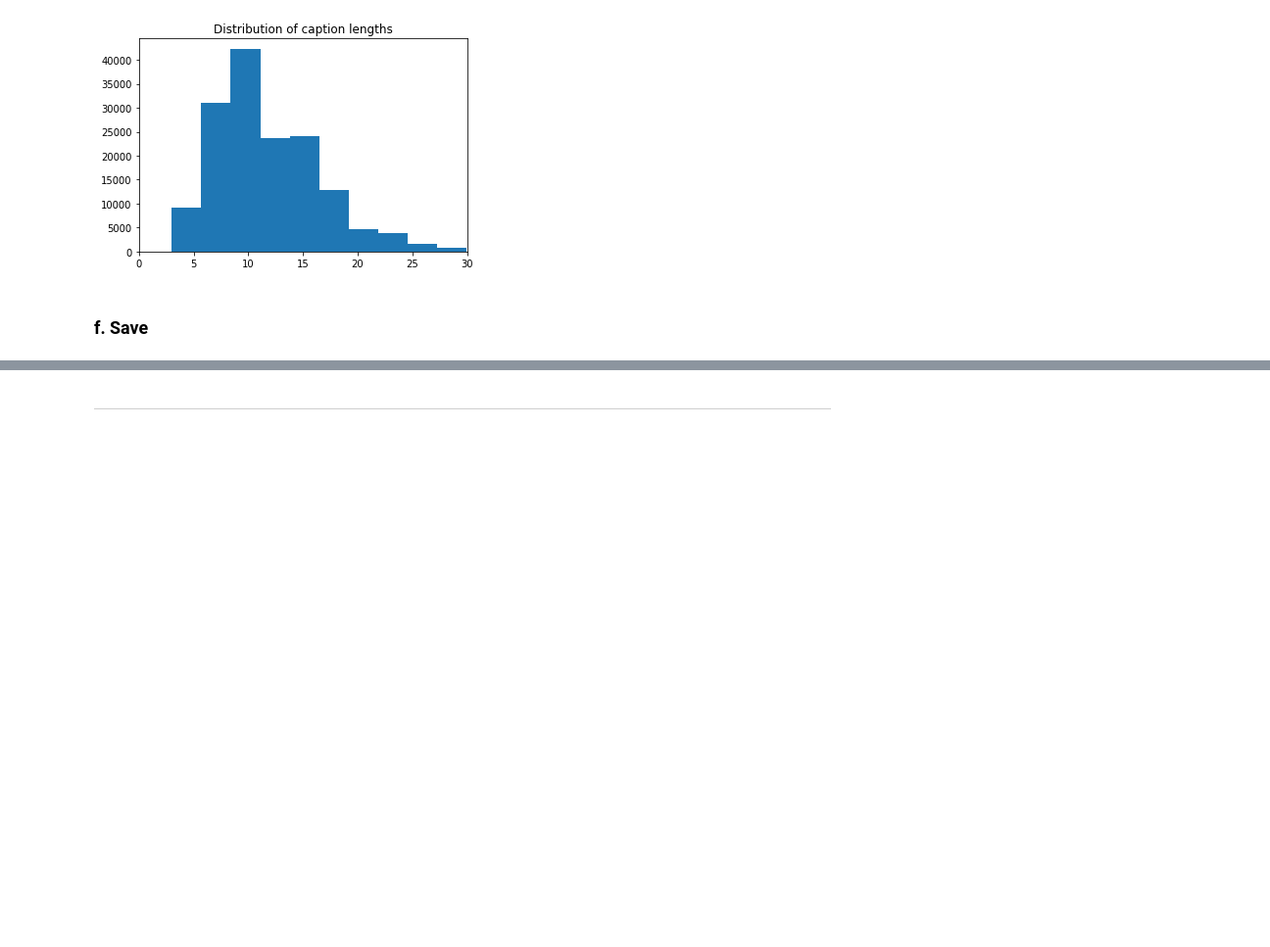
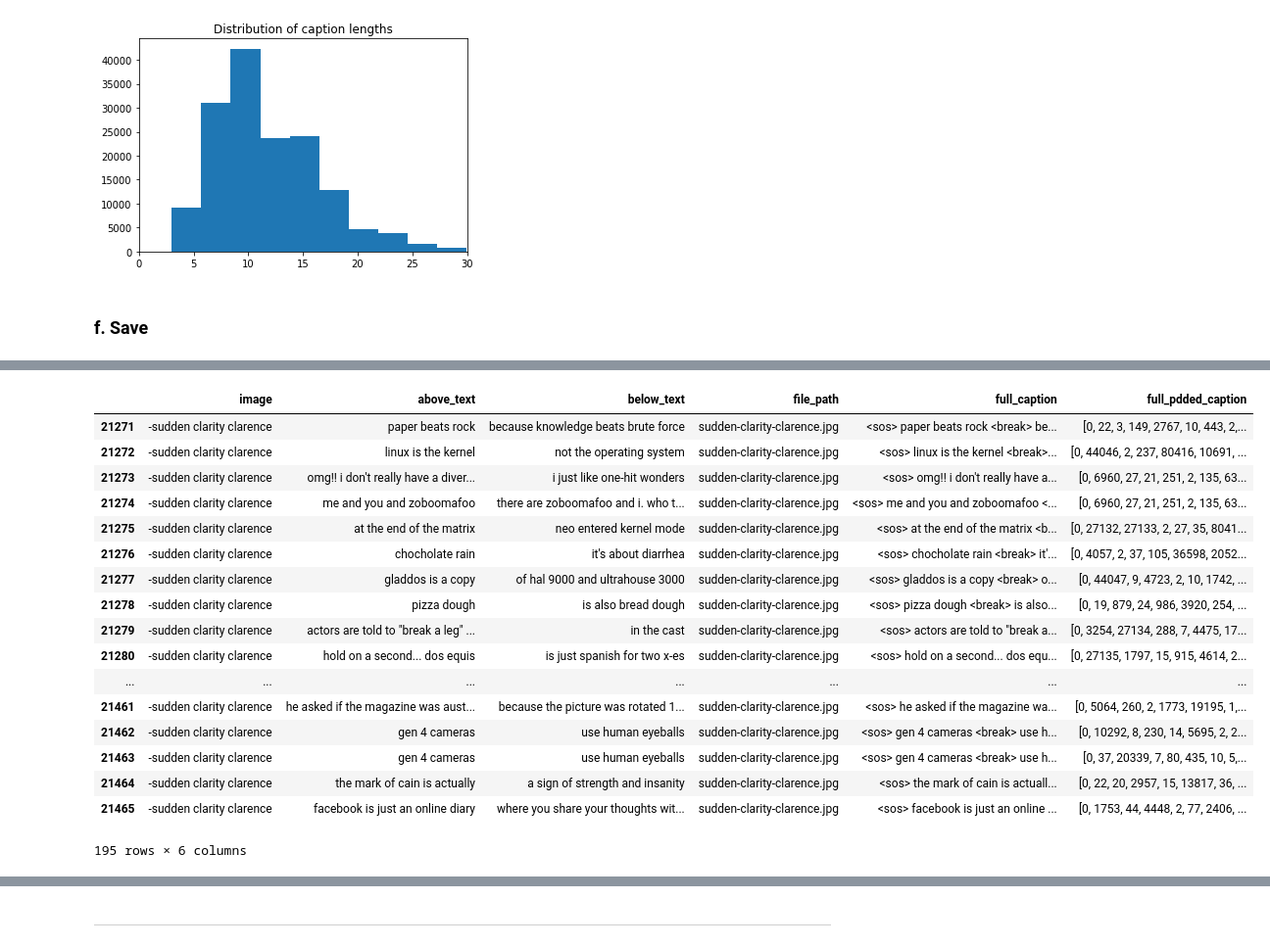
Before and after one commit to NicholasStern/E, a Jupyter notebook: Anthony/data_processing.ipynb, the cells around one changed output, grey strips where cells are left out. Shown: that part at 98% size. Cells and saved outputs as stored; diff of their text form; code cells hidden in the pictures; blank space fills up the shorter version.

```diff
--- a/Anthony/data_processing.ipynb
+++ b/Anthony/data_processing.ipynb
@@ -298,3 +300,19 @@ Length: 30, index: 1840
 [figure]
 # %% [markdown]
 ### f. Save
+# %%
+def strip_junk(x):
+    illegal = ["?", "'", " /", "[", "]", ".", "á", '-']
+
+    while x[-1] == ' ': # strip off trailing space
+        x = x[:-1]
+
+    for char in illegal:
+        if char in x: # strip off end question mark
+            x = x.replace(char, "")
+
+    return x.replace(" ", "-") + ".jpg"
+# %%
+captions['file_path'] = captions['image'].apply(strip_junk)
+captions['full_caption'] = breakpoint_captions
+captions['full_pdded_caption'] = pd.Series((cap for cap in tokenized_captions))
@@ -301,2 +347,23 @@ Length: 30, index: 1840
+# %%
+captions[captions.image.str.contains('clarence')]
+# %% [output]
+|  | image | above_text | below_text | file_path | full_caption | full_pdded_caption |
+| 21271 | -sudden clarity clarence | paper beats rock | because knowledge beats brute force | sudden-clarity-clarence.jpg | <sos> paper beats rock <break> be... | [0, 22, 3, 149, 2767, 10, 443, 2,... |
+| 21272 | -sudden clarity clarence | linux is the kernel | not the operating system | sudden-clarity-clarence.jpg | <sos> linux is the kernel <break>... | [0, 44046, 2, 237, 80416, 10691, ... |
+| 21273 | -sudden clarity clarence | omg!! i don't really have a diver... | i just like one-hit wonders | sudden-clarity-clarence.jpg | <sos> omg!! i don't really have a... | [0, 6960, 27, 21, 251, 2, 135, 63... |
+| 21274 | -sudden clarity clarence | me and you and zoboomafoo | there are zoboomafoo and i. who t... | sudden-clarity-clarence.jpg | <sos> me and you and zoboomafoo <... | [0, 6960, 27, 21, 251, 2, 135, 63... |
+| 21275 | -sudden clarity clarence | at the end of the matrix | neo entered kernel mode | sudden-clarity-clarence.jpg | <sos> at the end of the matrix <b... | [0, 27132, 27133, 2, 27, 35, 8041... |
+| 21276 | -sudden clarity clarence | chocholate rain | it's about diarrhea | sudden-clarity-clarence.jpg | <sos> chocholate rain <break> it'... | [0, 4057, 2, 37, 105, 36598, 2052... |
+| 21277 | -sudden clarity clarence | gladdos is a copy | of hal 9000 and ultrahouse 3000 | sudden-clarity-clarence.jpg | <sos> gladdos is a copy <break> o... | [0, 44047, 9, 4723, 2, 10, 1742, ... |
+| 21278 | -sudden clarity clarence | pizza dough | is also bread dough | sudden-clarity-clarence.jpg | <sos> pizza dough <break> is also... | [0, 19, 879, 24, 986, 3920, 254, ... |
+| 21279 | -sudden clarity clarence | actors are told to "break a leg" ... | in the cast | sudden-clarity-clarence.jpg | <sos> actors are told to "break a... | [0, 3254, 27134, 288, 7, 4475, 17... |
+| 21280 | -sudden clarity clarence | hold on a second... dos equis | is just spanish for two x-es | sudden-clarity-clarence.jpg | <sos> hold on a second... dos equ... | [0, 27135, 1797, 15, 915, 4614, 2... |
+| ... | ... | ... | ... | ... | ... | ... |
+| 21461 | -sudden clarity clarence | he asked if the magazine was aust... | because the picture was rotated 1... | sudden-clarity-clarence.jpg | <sos> he asked if the magazine wa... | [0, 5064, 260, 2, 1773, 19195, 1,... |
+| 21462 | -sudden clarity clarence | gen 4 cameras | use human eyeballs | sudden-clarity-clarence.jpg | <sos> gen 4 cameras <break> use h... | [0, 10292, 8, 230, 14, 5695, 2, 2... |
+| 21463 | -sudden clarity clarence | gen 4 cameras | use human eyeballs | sudden-clarity-clarence.jpg | <sos> gen 4 cameras <break> use h... | [0, 37, 20339, 7, 80, 435, 10, 5,... |
+| 21464 | -sudden clarity clarence | the mark of cain is actually | a sign of strength and insanity | sudden-clarity-clarence.jpg | <sos> the mark of cain is actuall... | [0, 22, 20, 2957, 15, 13817, 36, ... |
+| 21465 | -sudden clarity clarence | facebook is just an online diary | where you share your thoughts wit... | sudden-clarity-clarence.jpg | <sos> facebook is just an online ... | [0, 1753, 44, 4448, 2, 77, 2406, ... |
+195 rows × 6 columns
 # %%
 # fill out csv
```
Also changed, not shown: parts of 4 cells of this notebook.
